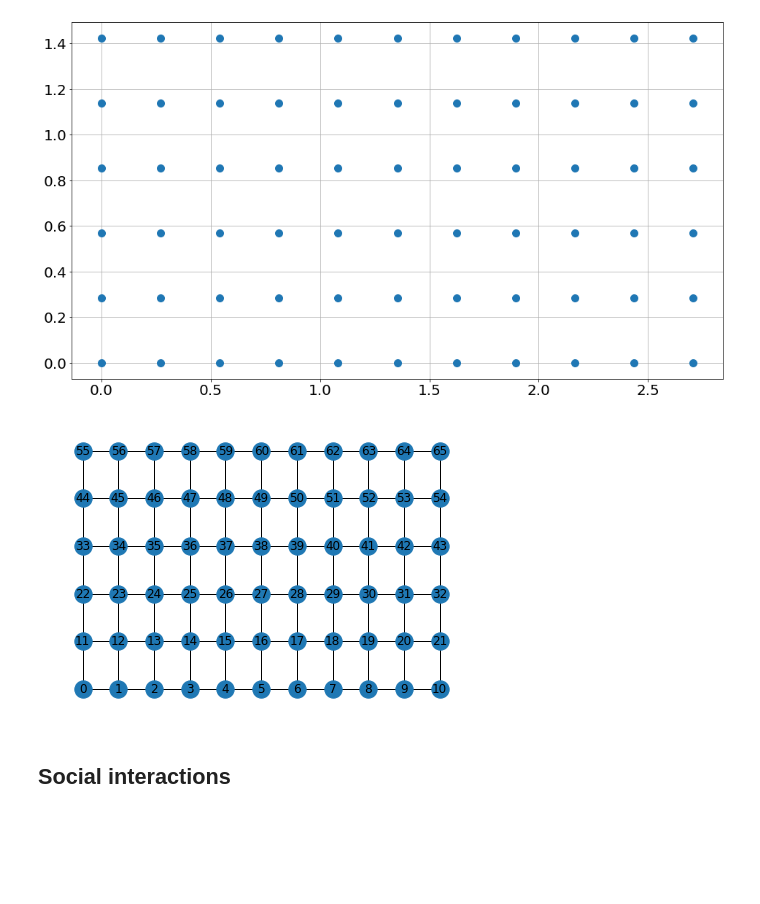
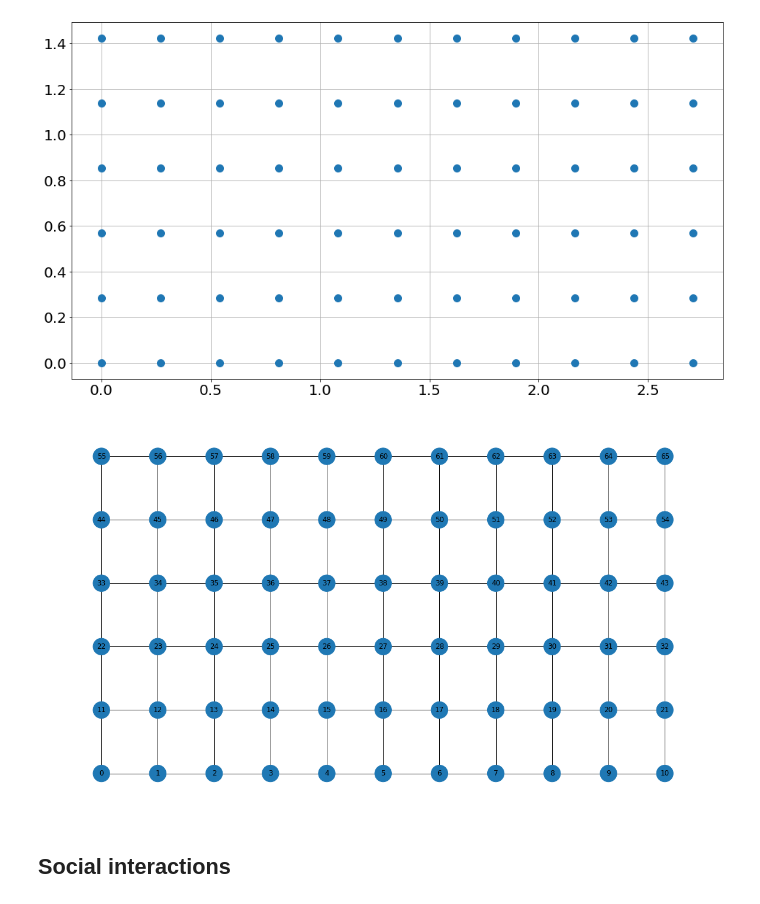
Before and after one commit to dpalatynski/Master-Thesis, a Jupyter notebook: Networks - neighbourhood.ipynb, the cells around one changed output. Drawn from its saved outputs; the diff is of its cells as text; code cells hidden in the pictures; blank space fills up the shorter version.

```diff
--- a/Networks - neighbourhood.ipynb
+++ b/Networks - neighbourhood.ipynb
@@ -57,9 +57,10 @@ pos = {}
 for i, node in enumerate(G.nodes()):
     pos[node] = COORDINATES[i]
 # %%
-nx.draw(G, pos=pos, with_labels=True)
+plt.figure(figsize=(16, 9))
+nx.draw(G, pos=pos, with_labels=True, node_size=[800]*len(G))
 # %% [output]
-[figure, old version]
+[figure, new version]
 # %%
 NUMBER_OF_NODES = NUMBER_OF_NODES_HEIGHT*NUMBER_OF_NODES_WIDTH
 # %% [markdown]
```
Also changed, not shown: parts of 10 cells of this notebook, 5 other files.
